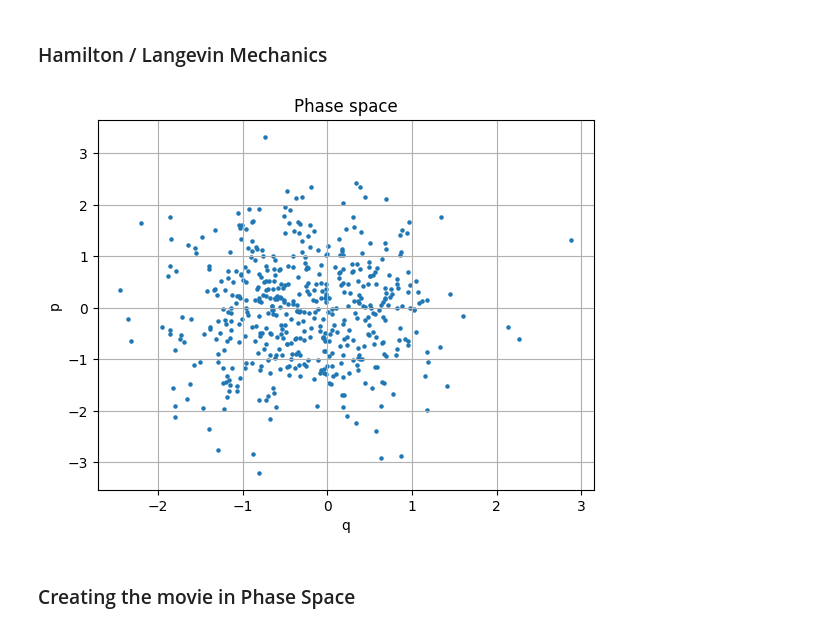
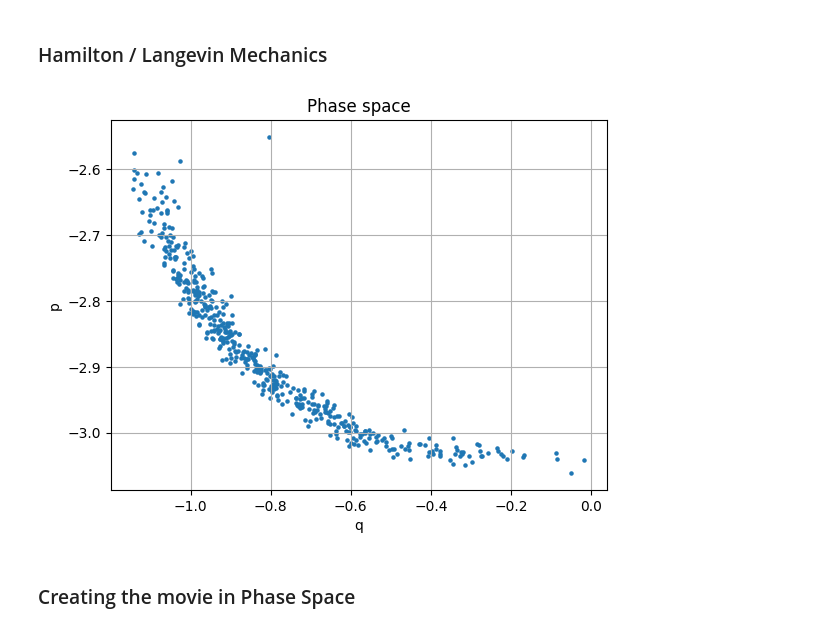
Before and after one commit to oduerr/da, a Jupyter notebook: python/hello_hamilton.ipynb, the cells around one changed output. Saved outputs shown, nothing was run; the diff lists cells and outputs as text; code cells hidden in the pictures.

```diff
--- a/python/hello_hamilton.ipynb
+++ b/python/hello_hamilton.ipynb
@@ -78,9 +74,9 @@ import matplotlib.animation as animation
 global_key = jax.random.PRNGKey(0)
 
 # Define a global variable to switch between Hamiltonian and Langevin mechanics
+EOM = 'HMC'
+EOM = 'Langevin'
 EOM = 'Hamilton'
-EOM = 'Langevin'
-EOM = 'HMC'
 
 # Define the potential energy for the confined sinusoidal potential
 def potential(q):
@@ -106,9 +102,8 @@ def equations_of_motion(q, p, key):
     dp_dt = -H_q(q, p)
     if EOM == 'Langevin':
         m = 1.0  # mass
-        gamma = 0.1  # Friction coefficient
-        k_B_T = 1.0  # k_B * T, assume k_B = 1 and T = 1 for simplicity
-        noise = 1 * jax.random.normal(key, p.shape) * jnp.sqrt(2 * gamma * k_B_T)
+        gamma = 0.5  # Friction coefficient
+        noise = jnp.sqrt(2.* gamma) * jax.random.normal(key, p.shape)
         #jax.debug.print(f'noise{noise}')
         dp_dt += -gamma * p / m + noise  # Adding damping and noise term
     return dq_dt, dp_dt
@@ -121,8 +116,16 @@ vec_equations_of_motion = vmap(equations_of_motion, in_axes=(0, 0, 0))
 def symplectic_euler_step(q, p, dt, key):
     keylist = jax.random.split(key, num=num_particles)
     dq_dt, dp_dt = vec_equations_of_motion(q, p, keylist)
-    p_new = p + dp_dt * dt
-    q_new = q + dq_dt * dt
+    if EOM == 'Hamilton': # For this example the simpler update for HMC worked fine
+        p_new = p + dp_dt * dt
+        q_new = q + dq_dt * dt
+    else : # Leapfrog update as in Betancourt et al. 2017
+        p_half = p + dp_dt * dt / 2  # First half-step for p
+        q_new = q + dq_dt * dt       # Full step for q
+        keylist = jax.random.split(key, num=num_particles)
+        _, dp_dt_new = vec_equations_of_motion(q_new, p_half, keylist)  # Recalculate derivatives
+        p_new = p_half + dp_dt_new * dt / 2  # Second half-step for p
+
     return q_new, p_new
 
 # Initial conditions for multiple particles
@@ -135,35 +138,35 @@ p_init = jax.random.normal(subkey, (num_particles,), dtype=jnp.float32) * 0.05
 # Time integration
 dt = 0.01
 num_steps = 5000
 
 # Initialize arrays to store trajectories
 q_traj = jnp.zeros((num_steps, num_particles))
 p_traj = jnp.zeros((num_steps, num_particles))
 q_traj = q_traj.at[0].set(q_init)
 p_traj = p_traj.at[0].set(p_init)
 
 # Integrate the equations of motion
 q, p = q_init, p_init
 for t in range(1, num_steps):
     key, subkey = jax.random.split(key) # Creates new keys both key and subkey are new keys
     q, p = symplectic_euler_step(q, p, dt, subkey)
-    if (EOM == 'HMC' and t % 300 == 0):
+    if (EOM == 'HMC' and t % 300 == 0): # Resample the momentum every 300 steps in HMC
         key, subkey = jax.random.split(key) # Creates new keys both key and subkey are new keys
         p = jax.random.normal(subkey, (num_particles,), dtype=jnp.float32) * 1.0
 
     q_traj = q_traj.at[t].set(q)
     p_traj = p_traj.at[t].set(p)
 
 
 # Plot the points in the phase space at the end of the simulation
 plt.scatter(q, p, s=5)
 plt.xlabel('q')
 plt.ylabel('p')
 plt.title('Phase space')
 plt.grid(True)
 plt.show()
 # %% [output]
-[figure, old version]
+[figure, new version]
 # %% [markdown]
 ### Creating the movie in Phase Space
 # %%
```
Also changed, not shown: parts of 4 cells of this notebook, 9 other files.
